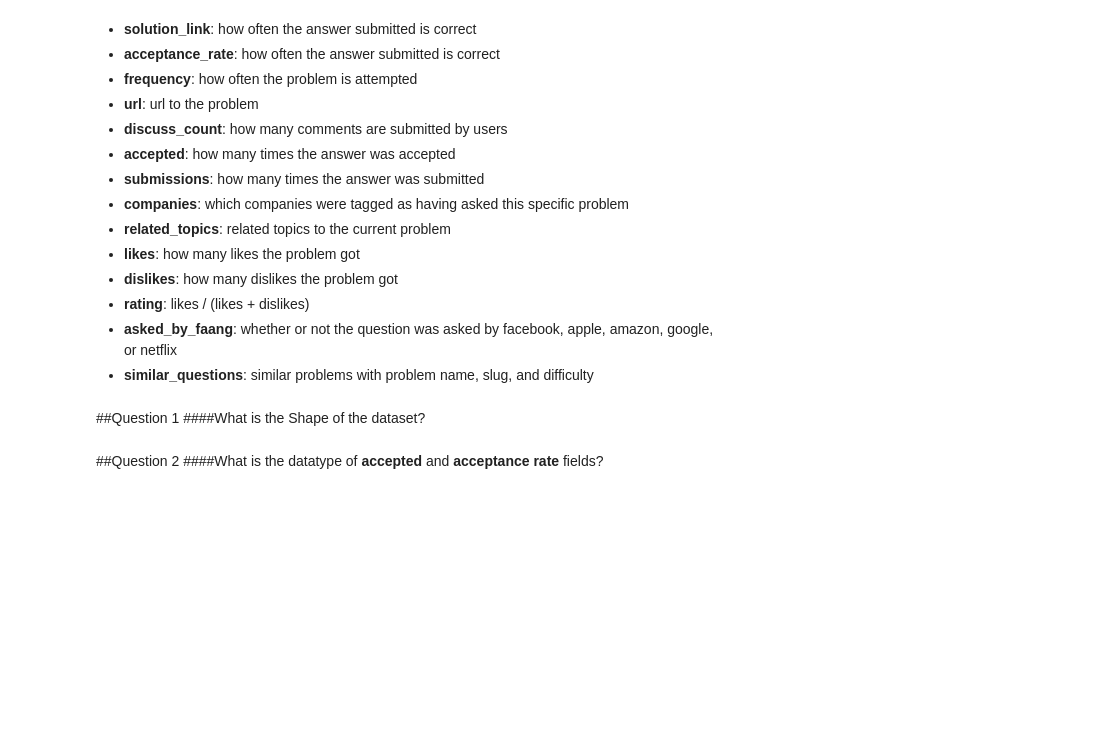
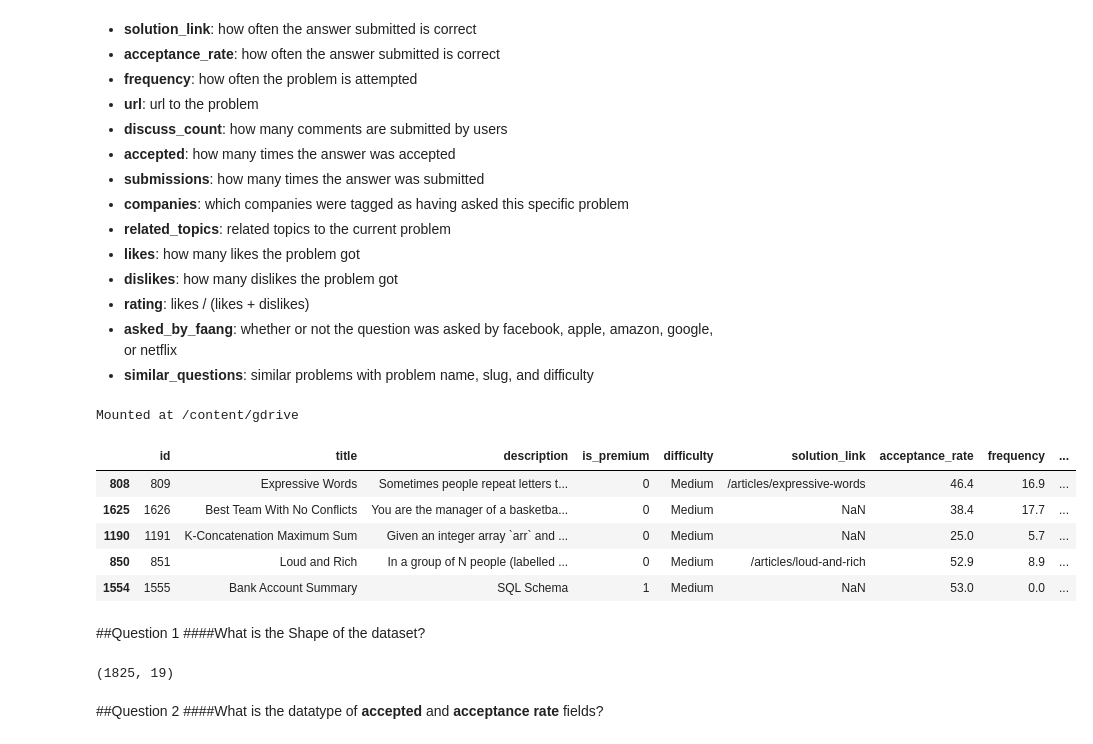
Before and after one commit to kk-shetty/data_science_ik, a Jupyter notebook: assingments/eda_and_feature_engineering/LeetCode_Dataset_Question.ipynb, the cells around one changed output. Drawn from its saved outputs; the diff is of its cells as text; code cells hidden in the pictures; blank space fills up the shorter version.

```diff
--- a/assingments/eda_and_feature_engineering/LeetCode_Dataset_Question.ipynb
+++ b/assingments/eda_and_feature_engineering/LeetCode_Dataset_Question.ipynb
@@ -31,8 +37,34 @@ It contains the following info:
+# %%
+## Reading from the file stored at Google Drive
+
+# Mount Google Drive into collab
+drive.mount('/content/gdrive', force_remount=True)
+
+# Change the OS path to point to the right folder
+os.chdir('/content/gdrive/MyDrive/')
+
+#Read dataset into Pandas dataframe
+leetcode_df = pd.read_csv('leetcode_dataset.tsv',sep='\t')
+# %% [output]
+Mounted at /content/gdrive
+# %%
+# Verify the data
+leetcode_df.sample(n=5)
+# %% [output]
+|  | id | title | description | is_premium | difficulty | solution_link | acceptance_rate | frequency | ... |
+| 808 | 809 | Expressive Words | Sometimes people repeat letters t... | 0 | Medium | /articles/expressive-words | 46.4 | 16.9 | ... |
+| 1625 | 1626 | Best Team With No Conflicts | You are the manager of a basketba... | 0 | Medium | NaN | 38.4 | 17.7 | ... |
+| 1190 | 1191 | K-Concatenation Maximum Sum | Given an integer array `arr` and ... | 0 | Medium | NaN | 25.0 | 5.7 | ... |
+| 850 | 851 | Loud and Rich | In a group of N people (labelled ... | 0 | Medium | /articles/loud-and-rich | 52.9 | 8.9 | ... |
+| 1554 | 1555 | Bank Account Summary | SQL Schema | 1 | Medium | NaN | 53.0 | 0.0 | ... |
 # %% [markdown]
 ##Question 1
 ####What is the Shape of the dataset?
 # %%
 #Solution 1(your code here)
+leetcode_df.shape
+# %% [output]
+(1825, 19)
 # %% [markdown]
 ##Question 2
 ####What is the datatype of **accepted** and **acceptance rate** fields?
```
Also changed, not shown: parts of 8 cells of this notebook.
